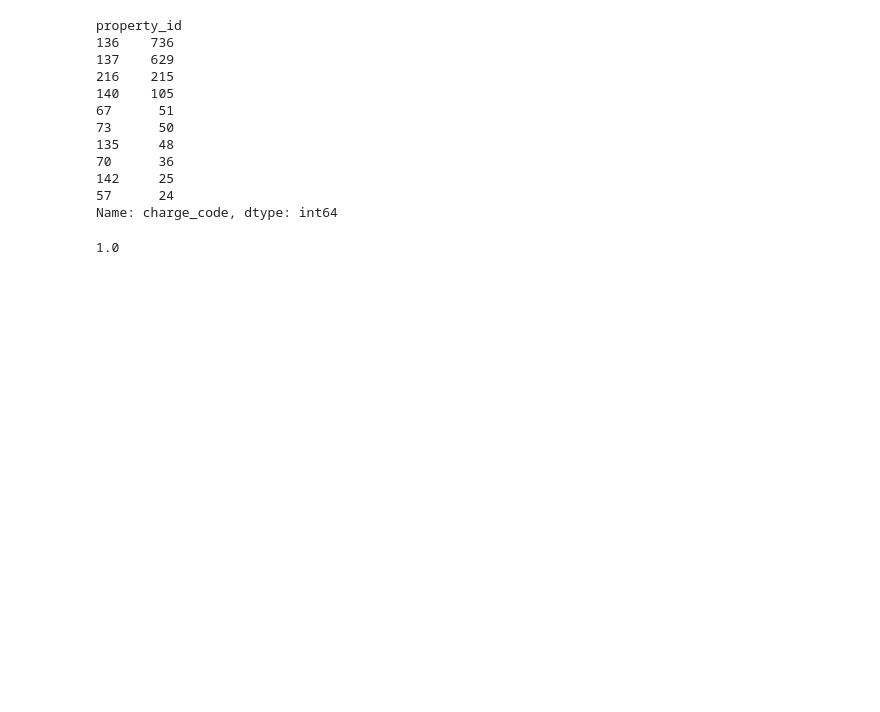
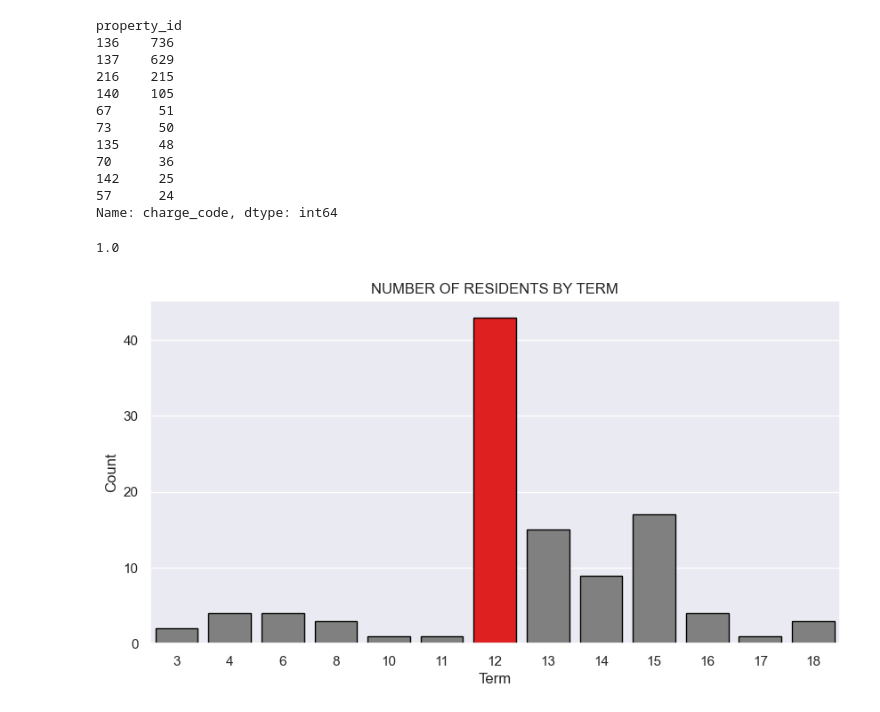
Before and after one commit to Project-DANE/DANE, a Jupyter notebook: e_workbook.ipynb, the cells around one changed output. Cells and saved outputs as stored; diff of their text form; code cells hidden in the pictures; blank space fills up the shorter version.

```diff
--- a/e_workbook.ipynb
+++ b/e_workbook.ipynb
@@ -165,3 +207,27 @@ prop_group= bad_df2[bad_df2['prop_id'].isin(bad_prop)]
 prop_group.bad_resident.mean()
 # %% [output]
 1.0
+# %%
+color= ['grey', 'grey', 'grey', 'grey', 'grey', 'grey', 'red']
+def countplot(data, column, palette, bad = False):
+    sns.set(rc={'figure.figsize':(10,5)})
+
+    if bad:
+        bad_resid = data[(data.bad_resident == 1)]
+        sns.countplot(x = column, data = bad_resid, palette= color, ec = 'black')
+        plt.title(f'NUMBER OF RESIDENTS BY {column.upper()}')
+        plt.xlabel(f'{column.capitalize()}')
+        plt.ylabel('Count')
+        plt.show()
+
+    else:
+
+        sns.countplot(x = column, data = data, palette= color, ec = 'black')
+        plt.title(f'NUMBER OF RESIDENTS BY {column.upper()}')
+        plt.xlabel(f'{column.capitalize()}')
+        plt.ylabel('Count')
+        plt.show()
+# %%
+countplot(train, 'term', color, bad= True)
+# %% [output]
+[figure, added]
```
Also changed, not shown: parts of 5 cells of this notebook.
